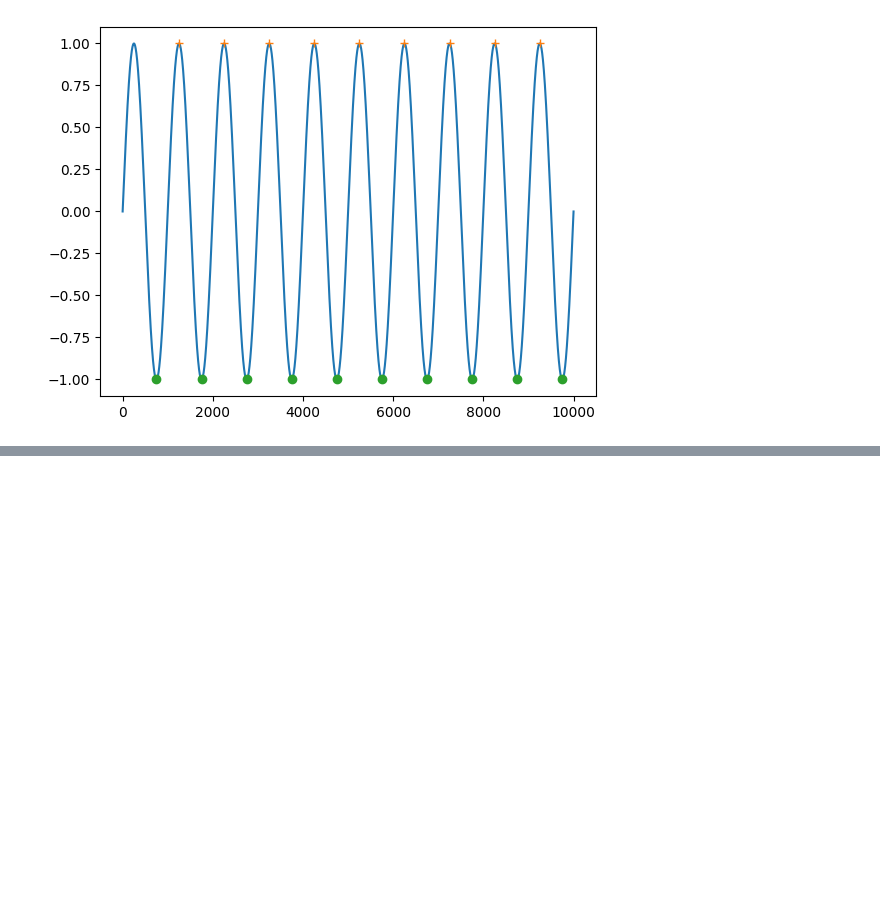
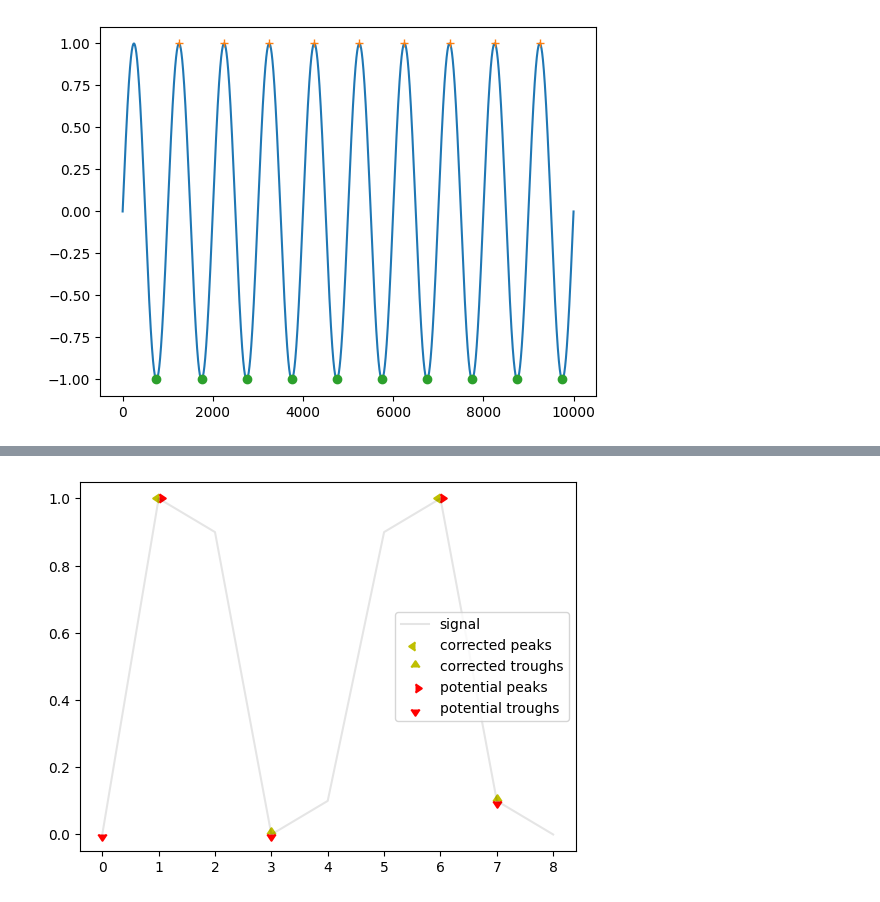
Before and after one commit to Rima-ag/breathmetrics-python, a Jupyter notebook: test.ipynb, the cells around one changed output, grey strips where cells are left out. Saved outputs shown, nothing was run; the diff lists cells and outputs as text; code cells hidden in the pictures; blank space fills up the shorter version.

```diff
--- a/test.ipynb
+++ b/test.ipynb
@@ -23,0 +32,19 @@ _ = plt.plot(troughs_idx, y[troughs_idx], 'o')
+# %%
+def plot_corrected_vs_potential(signal,
+        potential_peaks, potential_troughs, \
+        corrected_peaks, corrected_troughs):
+    _ = plt.plot(signal, 'k', alpha = .1, label = 'signal')
+    _ = plt.scatter(corrected_peaks, signal[corrected_peaks], marker=8, c='y', label='corrected peaks')
+    _ = plt.scatter(corrected_troughs, signal[corrected_troughs], marker=10, c='y', label='corrected troughs')
+    _ = plt.scatter(potential_peaks, signal[potential_peaks], marker=9, c='r', label='potential peaks')
+    _ = plt.scatter(potential_troughs, signal[potential_troughs], marker=11, c='r', label='potential troughs')
+    _ = plt.legend()
+# %%
+start_with_peak = np.array([0, 1, .9, 0, .1, .9, 1, .1, 0])
+potential_peaks = [1, 6]
+potential_troughs = [0, 3, 7]
+corrected_peaks, corrected_troughs = find_corrected_extrema(start_with_peak, potential_peaks, potential_troughs)
+
+plot_corrected_vs_potential(start_with_peak, potential_peaks, potential_troughs, corrected_peaks, corrected_troughs)
+# %% [output]
+[figure, added]
```
Also changed, not shown: parts of 4 cells of this notebook, 1 other file.
